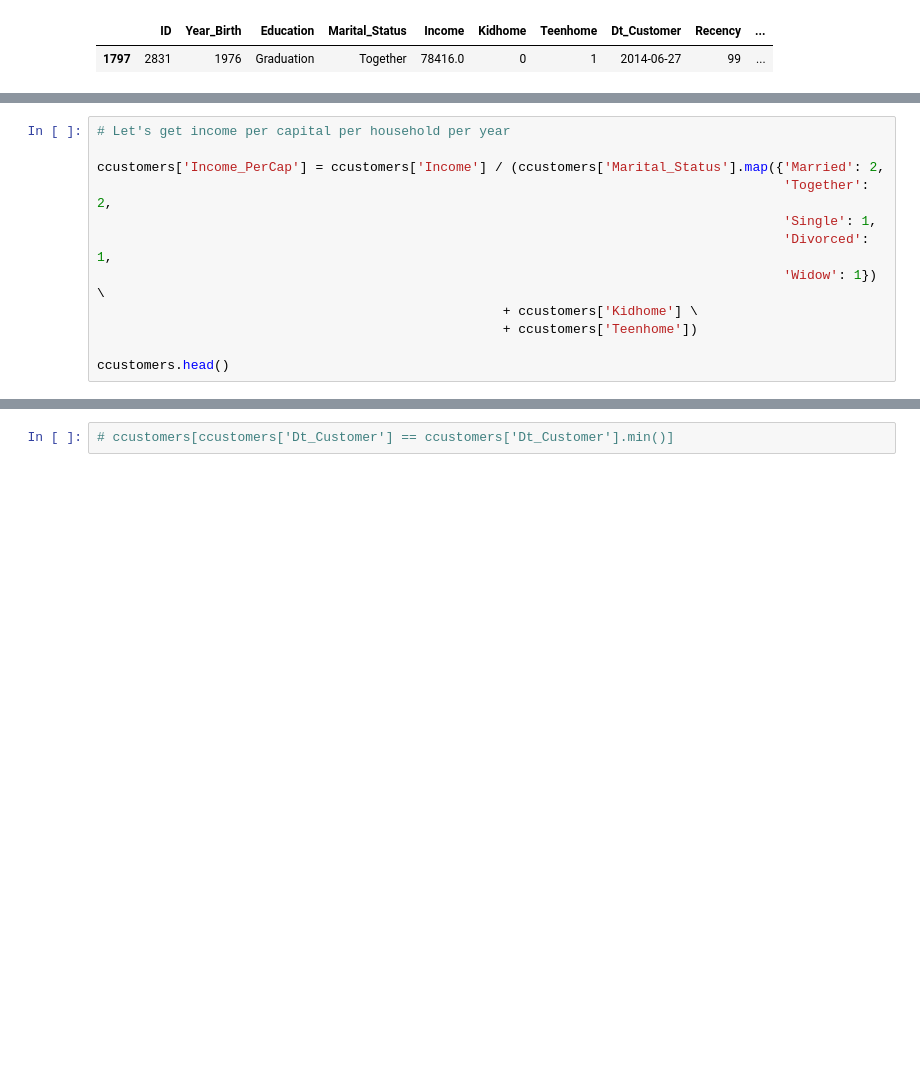
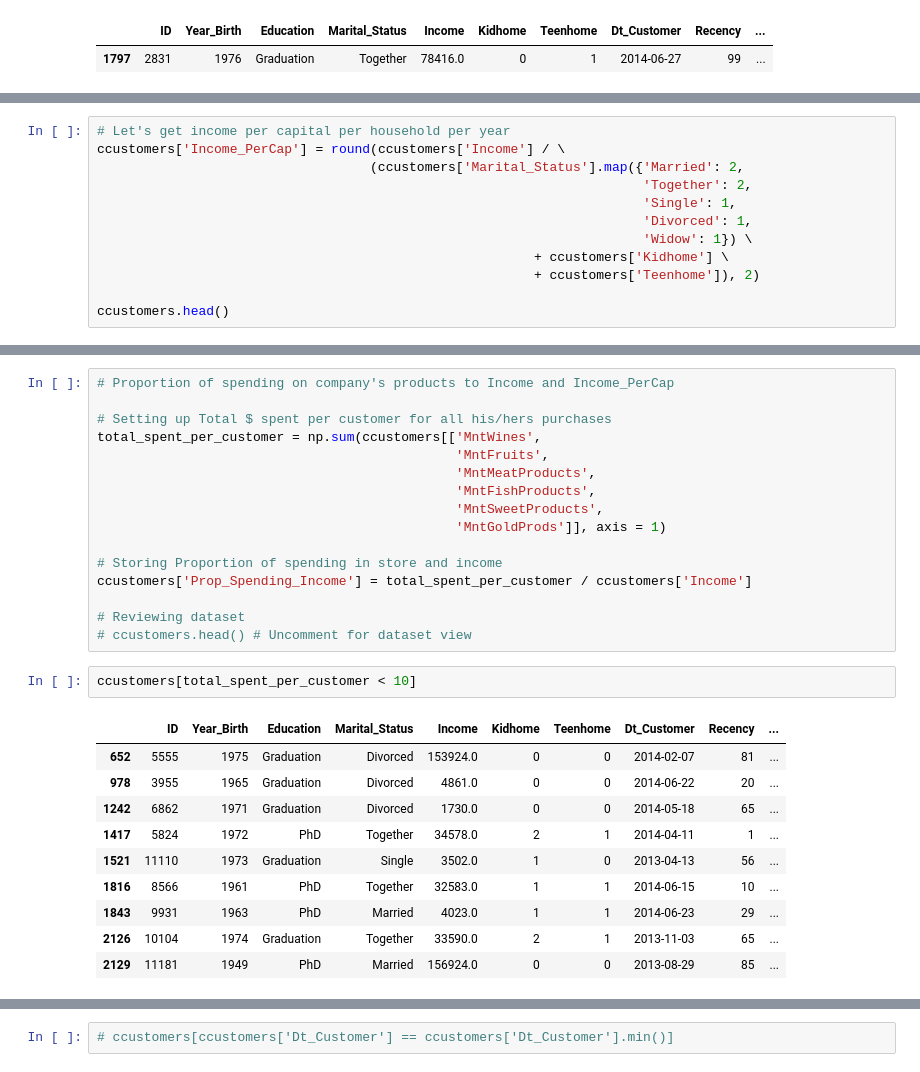
Before and after one commit to renanfmoises/consumer-behavior-analytics, a Jupyter notebook: notebooks/02. Consumer Behavior Analytics - Data Analysis.ipynb, the cells around one changed output, grey strips where cells are left out. Saved outputs shown, nothing was run; the diff lists cells and outputs as text; blank space fills up the shorter version.

```diff
--- a/notebooks/02. Consumer Behavior Analytics - Data Analysis.ipynb
+++ b/notebooks/02. Consumer Behavior Analytics - Data Analysis.ipynb
@@ -285,12 +221,0 @@ Name: Income, Length: 2233, dtype: float64
-# %%
-# Let's get income per capital per household per year
-
-ccustomers['Income_PerCap'] = ccustomers['Income'] / (ccustomers['Marital_Status'].map({'Married': 2,
-                                                                                        'Together': 2,
-                                                                                        'Single': 1,
-                                                                                        'Divorced': 1,
-                                                                                        'Widow': 1}) \
-                                                    + ccustomers['Kidhome'] \
-                                                    + ccustomers['Teenhome'])
-
-ccustomers.head()
@@ -307,0 +299,12 @@ ccustomers.head()
+# %%
+# Let's get income per capital per household per year
+ccustomers['Income_PerCap'] = round(ccustomers['Income'] / \
+                                   (ccustomers['Marital_Status'].map({'Married': 2,
+                                                                      'Together': 2,
+                                                                      'Single': 1,
+                                                                      'Divorced': 1,
+                                                                      'Widow': 1}) \
+                                                        + ccustomers['Kidhome'] \
+                                                        + ccustomers['Teenhome']), 2)
+
+ccustomers.head()
@@ -307,0 +318,29 @@ ccustomers.head()
+# %%
+# Proportion of spending on company's products to Income and Income_PerCap
+
+# Setting up Total $ spent per customer for all his/hers purchases
+total_spent_per_customer = np.sum(ccustomers[['MntWines',
+                                              'MntFruits',
+                                              'MntMeatProducts',
+                                              'MntFishProducts',
+                                              'MntSweetProducts',
+                                              'MntGoldProds']], axis = 1)
+
+# Storing Proportion of spending in store and income
+ccustomers['Prop_Spending_Income'] = total_spent_per_customer / ccustomers['Income']
+
+# Reviewing dataset
+# ccustomers.head() # Uncomment for dataset view
+# %%
+ccustomers[total_spent_per_customer < 10]
+# %% [output]
+|  | ID | Year_Birth | Education | Marital_Status | Income | Kidhome | Teenhome | Dt_Customer | Recency | ... |
+| 652 | 5555 | 1975 | Graduation | Divorced | 153924.0 | 0 | 0 | 2014-02-07 | 81 | ... |
+| 978 | 3955 | 1965 | Graduation | Divorced | 4861.0 | 0 | 0 | 2014-06-22 | 20 | ... |
+| 1242 | 6862 | 1971 | Graduation | Divorced | 1730.0 | 0 | 0 | 2014-05-18 | 65 | ... |
+| 1417 | 5824 | 1972 | PhD | Together | 34578.0 | 2 | 1 | 2014-04-11 | 1 | ... |
+| 1521 | 11110 | 1973 | Graduation | Single | 3502.0 | 1 | 0 | 2013-04-13 | 56 | ... |
+| 1816 | 8566 | 1961 | PhD | Together | 32583.0 | 1 | 1 | 2014-06-15 | 10 | ... |
+| 1843 | 9931 | 1963 | PhD | Married | 4023.0 | 1 | 1 | 2014-06-23 | 29 | ... |
+| 2126 | 10104 | 1974 | Graduation | Together | 33590.0 | 2 | 1 | 2013-11-03 | 65 | ... |
+| 2129 | 11181 | 1949 | PhD | Married | 156924.0 | 0 | 0 | 2013-08-29 | 85 | ... |
```
Also changed, not shown: parts of 35 cells of this notebook.
